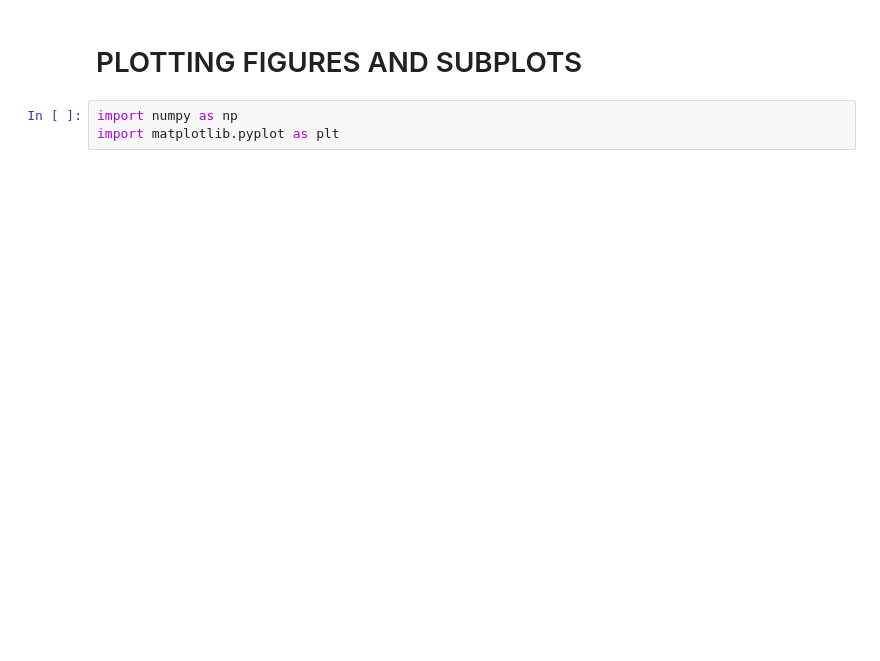
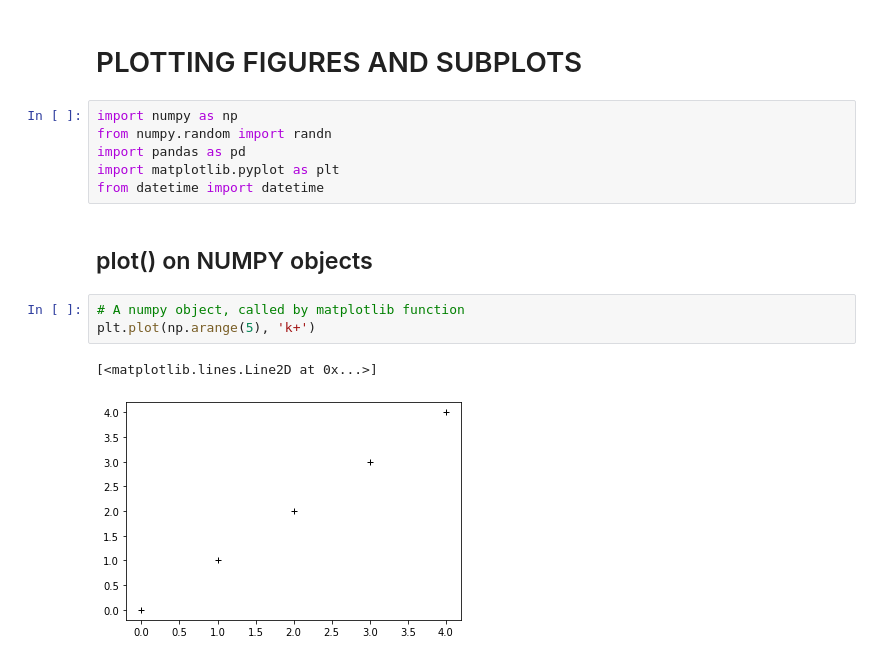
Before and after one commit to salmonofdoubt/MOOC, a Jupyter notebook: DA_OREILLY/CH08_PLOTTING_VISUALIZATION/01_plotting_visualization.ipynb, the cells around one changed output. Saved outputs shown, nothing was run; the diff lists cells and outputs as text; blank space fills up the shorter version.

```diff
--- a/DA_OREILLY/CH08_PLOTTING_VISUALIZATION/01_plotting_visualization.ipynb
+++ b/DA_OREILLY/CH08_PLOTTING_VISUALIZATION/01_plotting_visualization.ipynb
@@ -2,5 +2,16 @@
 # PLOTTING FIGURES AND SUBPLOTS
 # %%
 import numpy as np
+from numpy.random import randn
+import pandas as pd
 import matplotlib.pyplot as plt
+from datetime import datetime
+# %% [markdown]
+## plot() on NUMPY objects
+# %%
+# A numpy object, called by matplotlib function
+plt.plot(np.arange(5), 'k+')
+# %% [output]
+[<matplotlib.lines.Line2D at 0x...>]
+[figure, added]
 # %%
```
Also changed, not shown: parts of 55 cells of this notebook, 3 other files.
